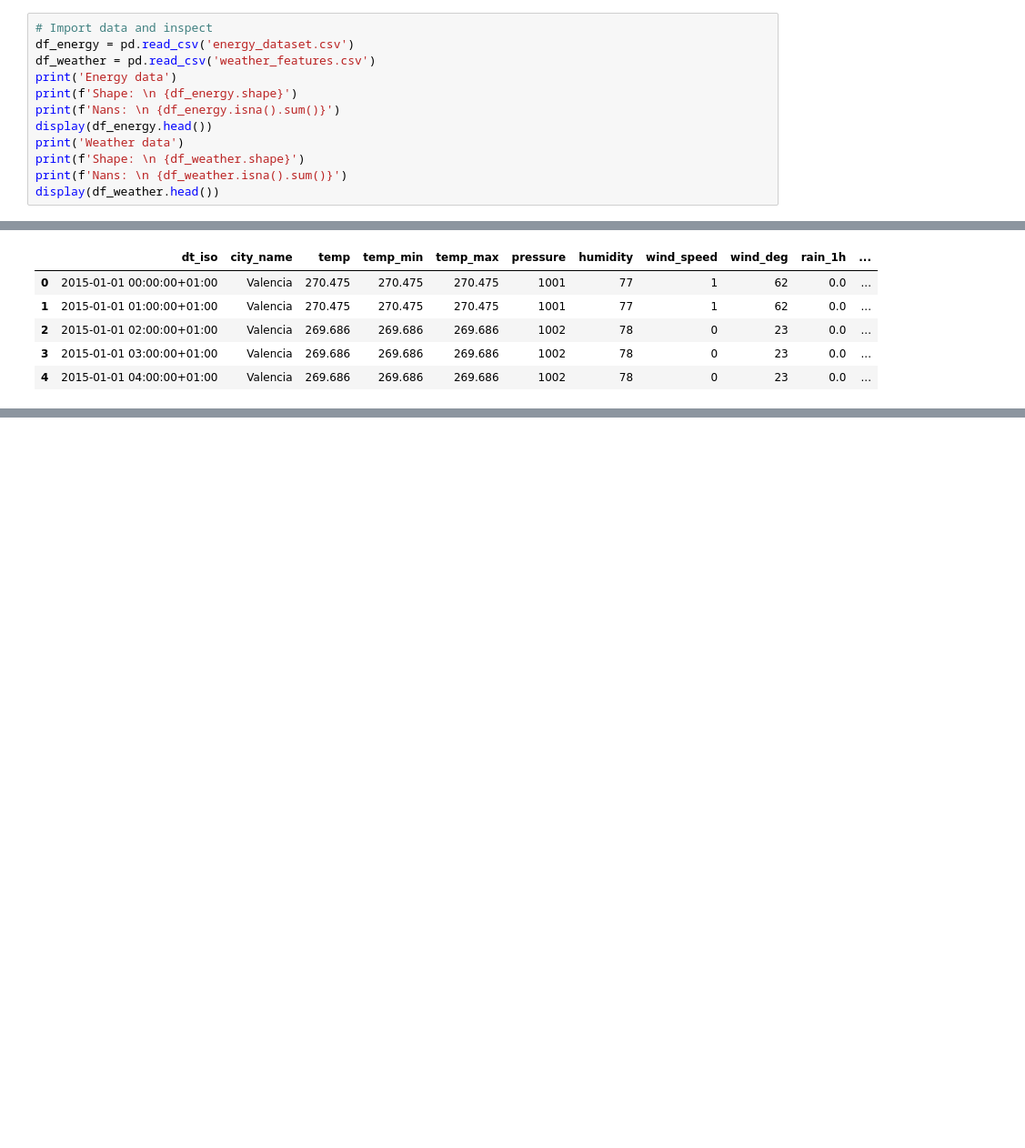
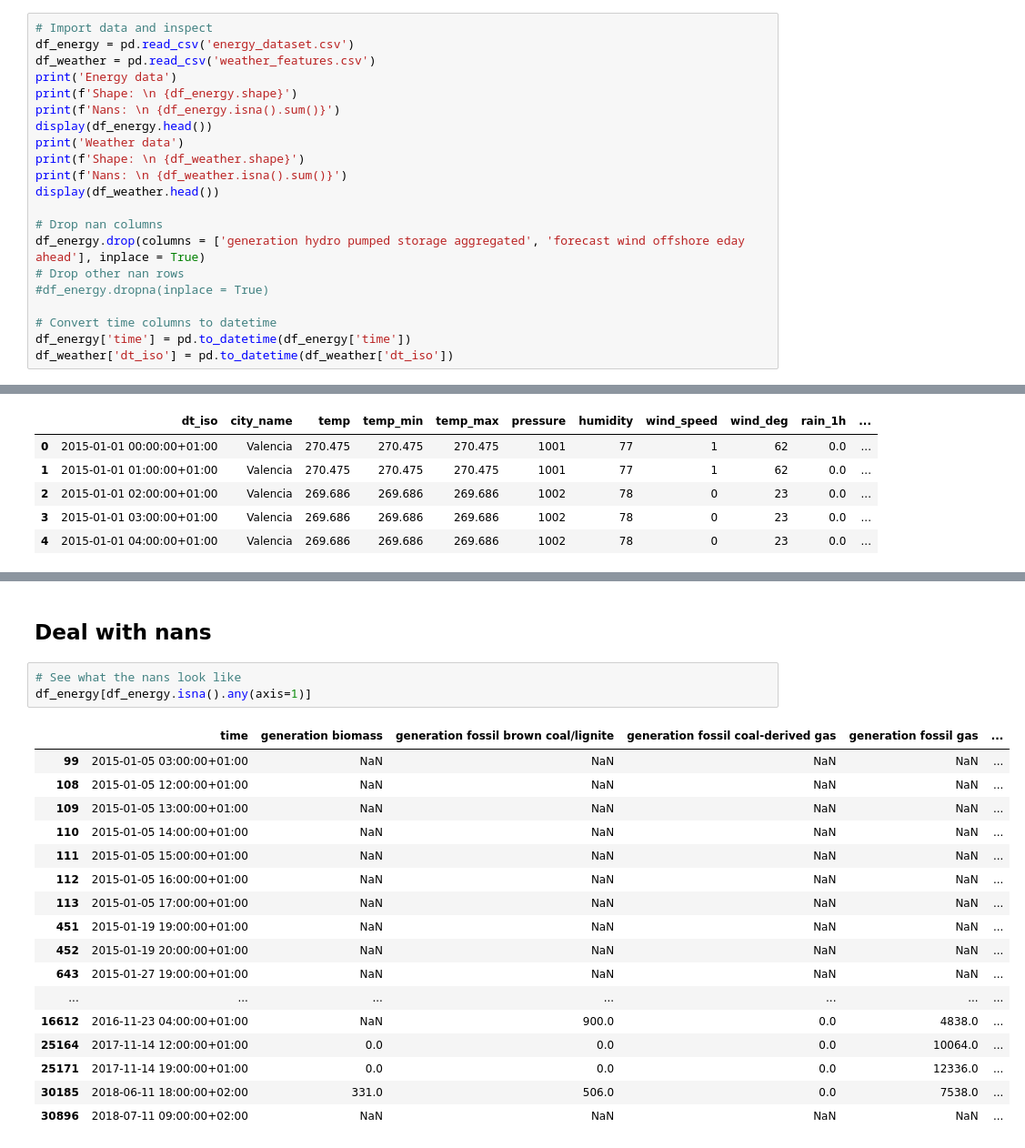
Before and after one commit to gammaSquared/deep_learning_fingrid, a Jupyter notebook: main.ipynb, the cells around one changed output, grey strips where cells are left out. Shown at 91% size. Drawn from its saved outputs; the diff is of its cells as text; blank space fills up the shorter version.

```diff
--- a/main.ipynb
+++ b/main.ipynb
@@ -68,6 +71,15 @@ print('Weather data')
 print(f'Shape: \n {df_weather.shape}')
 print(f'Nans: \n {df_weather.isna().sum()}')
 display(df_weather.head())
+
+# Drop nan columns
+df_energy.drop(columns = ['generation hydro pumped storage aggregated', 'forecast wind offshore eday ahead'], inplace = True)
+# Drop other nan rows
+#df_energy.dropna(inplace = True)
+
+# Convert time columns to datetime
+df_energy['time'] = pd.to_datetime(df_energy['time'])
+df_weather['dt_iso'] = pd.to_datetime(df_weather['dt_iso'])
 # %% [output]
 Energy data
 Shape:
@@ -117,0 +150,23 @@ dtype: int64
+# %% [markdown]
+## Deal with nans
+# %%
+# See what the nans look like
+df_energy[df_energy.isna().any(axis=1)]
+# %% [output]
+|  | time | generation biomass | generation fossil brown coal/lignite | generation fossil coal-derived gas | generation fossil gas | ... |
+| 99 | 2015-01-05 03:00:00+01:00 | NaN | NaN | NaN | NaN | ... |
+| 108 | 2015-01-05 12:00:00+01:00 | NaN | NaN | NaN | NaN | ... |
+| 109 | 2015-01-05 13:00:00+01:00 | NaN | NaN | NaN | NaN | ... |
+| 110 | 2015-01-05 14:00:00+01:00 | NaN | NaN | NaN | NaN | ... |
+| 111 | 2015-01-05 15:00:00+01:00 | NaN | NaN | NaN | NaN | ... |
+| 112 | 2015-01-05 16:00:00+01:00 | NaN | NaN | NaN | NaN | ... |
+| 113 | 2015-01-05 17:00:00+01:00 | NaN | NaN | NaN | NaN | ... |
+| 451 | 2015-01-19 19:00:00+01:00 | NaN | NaN | NaN | NaN | ... |
+| 452 | 2015-01-19 20:00:00+01:00 | NaN | NaN | NaN | NaN | ... |
+| 643 | 2015-01-27 19:00:00+01:00 | NaN | NaN | NaN | NaN | ... |
+| ... | ... | ... | ... | ... | ... | ... |
+| 16612 | 2016-11-23 04:00:00+01:00 | NaN | 900.0 | 0.0 | 4838.0 | ... |
+| 25164 | 2017-11-14 12:00:00+01:00 | 0.0 | 0.0 | 0.0 | 10064.0 | ... |
+| 25171 | 2017-11-14 19:00:00+01:00 | 0.0 | 0.0 | 0.0 | 12336.0 | ... |
+| 30185 | 2018-06-11 18:00:00+02:00 | 331.0 | 506.0 | 0.0 | 7538.0 | ... |
+| 30896 | 2018-07-11 09:00:00+02:00 | NaN | NaN | NaN | NaN | ... |
```
Also changed, not shown: parts of 4 cells of this notebook.
